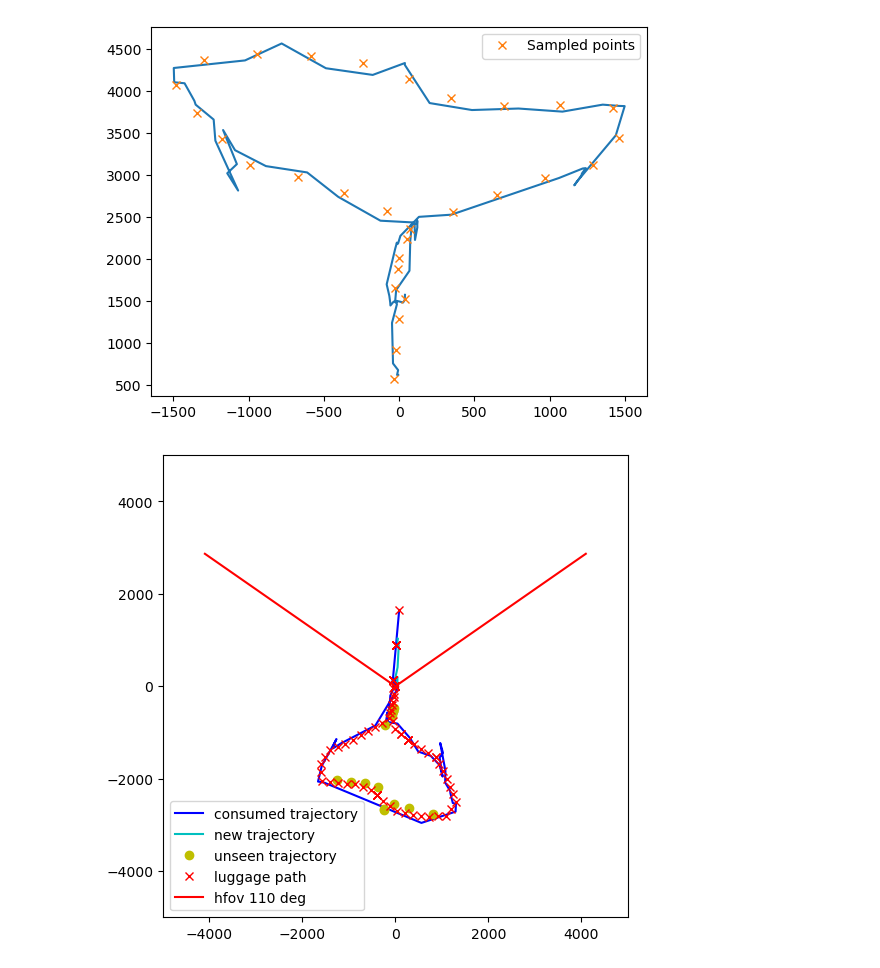
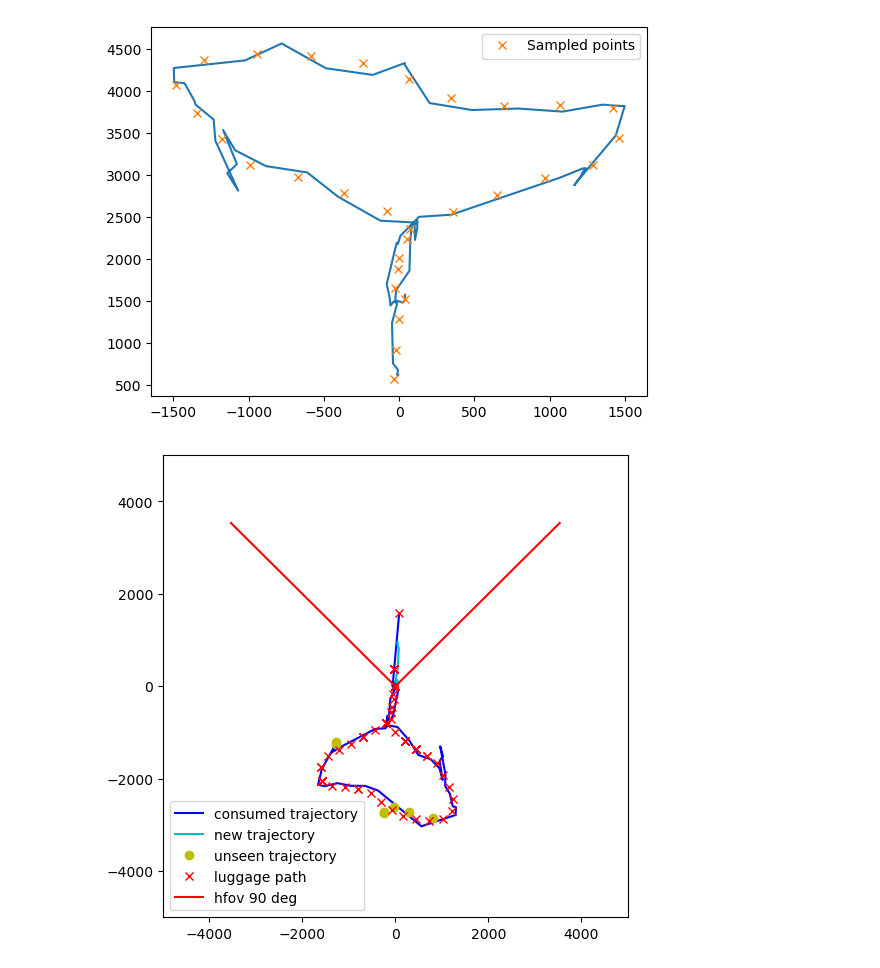
Before and after one commit to comtois-etienne/CSIE5047_Smart_Luggage, a Jupyter notebook: notebook.ipynb, the cells around one changed output. Saved outputs shown, nothing was run; the diff lists cells and outputs as text; code cells hidden in the pictures.

```diff
--- a/notebook.ipynb
+++ b/notebook.ipynb
@@ -580,7 +580,7 @@ from scipy.interpolate import LSQUnivariateSpline
 import matplotlib.pyplot as plt
 
 
-marching_rate = 0.5
+marching_rate = 0.8
 position = 0
 index = 0
 ratio = 0.0
@@ -616,7 +616,7 @@ def get_s_data(s_data, seen_s, l_p, angle, index):
     pt = Point(new_pt['x'], new_pt['y'])
     pt = l_p.rotate(angle, pt)
     angle = origin.angle(pt)
-    if abs(angle) > 55:
+    if abs(angle) > 45:
         return last_seen, angle
     return new_pt, 0
 
@@ -649,8 +649,8 @@ for i in range(len(s_data['x']) + 10):
     clear_output(wait=True)
 
     # current luggage position
-    l1 = Point(l_data.iloc[index]['x'], l_data.iloc[index]['y'])
-    l2 = Point(l_data.iloc[index + 1]['x'], l_data.iloc[index + 1]['y'])
+    l1 = Point.from_df(l_data.iloc[index])
+    l2 = Point.from_df(l_data.iloc[index + 1])
     luggage_position = l1.between(l2, ratio)
     l_path = pd.concat([l_path, pd.DataFrame({
         'x': [luggage_position.x],
@@ -660,7 +660,7 @@ for i in range(len(s_data['x']) + 10):
 
     # get sensor data
     new_pt, is_out = get_s_data(s_data, seen_s, luggage_position, angle, i)
-    pt = Point(new_pt['x'], new_pt['y'])
+    pt = Point.from_df(new_pt)
     seen_s = pd.concat([seen_s, pd.DataFrame({
         't': [new_pt['t']],
         'x': [new_pt['x']],
@@ -696,35 +696,38 @@ for i in range(len(s_data['x']) + 10):
     # plot trajectory
     rot_consume = rotated[rotated['c'] == True]
     rot_not_consume = rotated[rotated['c'] == False]
     rot_not_consume = pd.concat([rot_consume.iloc[-1], rot_not_consume])
 
     ax.plot(rot_consume['y'], rot_consume['x'], color='b', label='consumed trajectory')
     ax.plot(rot_not_consume['y'], rot_not_consume['x'], color='c', label='new trajectory')
     ax.plot(rot_unseen['y'], rot_unseen['x'], 'o', color='y', label='unseen trajectory')
 
     # plot luggage position
     ax.plot(path_rot['y'], path_rot['x'], 'x', color='r', label='luggage path')
     ax.scatter(luggage_position.y, luggage_position.x, c='r', s=20)
 
-    # draw two lines from origin to 55 degree and -55 degree
+    # plot human position
+
+
+    # hfov
     p1 = Point.origin()
     p2 = Point(5000, 0)
     p3 = Point(5000, 0)
-    p2 = p1.rotate(55, p2)
-    p3 = p1.rotate(-55, p3)
-    ax.plot([p1.y, p2.y], [p1.x, p2.x], color='r', label='hfov 110 deg')
+    p2 = p1.rotate(45, p2)
+    p3 = p1.rotate(-45, p3)
+    ax.plot([p1.y, p2.y], [p1.x, p2.x], color='r', label='hfov 90 deg')
     ax.plot([p1.y, p3.y], [p1.x, p3.x], color='r')
 
     ax.legend()
     plt.show()
     plt.pause(0.1)
 
     # move luggage to next point
     pt = rotated.iloc[-1]
     pt = Point(pt['x'], pt['y'])
     distance = pt.distance(Point.origin())
     angle = (pt.angle(Point.origin()) + 180) % 360
     if is_out or distance > 1500 or (distance > 1000 and abs(angle) > 40):
         position, index, ratio = move(position, marching_rate)
 # %% [output]
-[figure, old version]
+[figure, new version]
```
Also changed, not shown: parts of 1 cell of this notebook.
